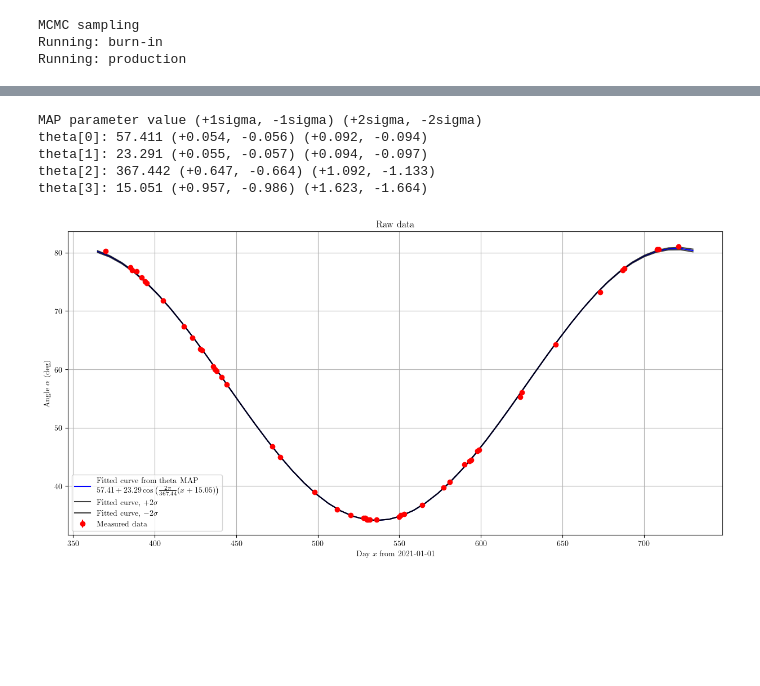
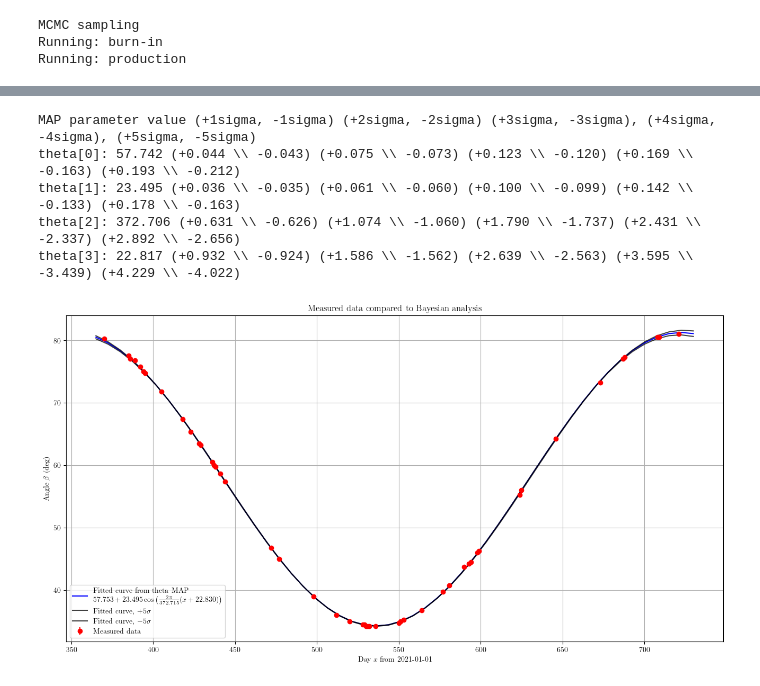
Before and after one commit to GottfridOlsson/Latitude-Measurements, a Jupyter notebook: bayesian_analysis.ipynb, the cells around one changed output, grey strips where cells are left out. Saved outputs shown, nothing was run; the diff lists cells and outputs as text; code cells hidden in the pictures; blank space fills up the shorter version.

```diff
--- a/bayesian_analysis.ipynb
+++ b/bayesian_analysis.ipynb
@@ -38,12 +38,14 @@ day = np.array(CSV[header[3]])
 measured_data = np.array(CSV[header[4]])
 sigma = np.array(CSV[header[5]]) #the uncertainty in the measurements is +-0.25 deg # TODO: perhaps can do this better or more rigorously=
 
+sigma = sigma / 2
+
 # Parameter values for prior
 theta_labels = ["$a$", "$b$", "$c$", "$d$"]
 a_min, a_max = 0, 90 # a \in [0, 90] for latitude (from the stars I can tell that I'm on the northen hemisphere)
 b_min, b_max = 0, 90 # b \in [0, 90] for the Earths axial tilt (could take 0, 180) but that would be equivalent with having the hemispheres shifted
 c_min, c_max = 350, 380 # c is number of days in a year
-d_min, d_max = -180, 180 # d is number of days in shift
+d_min, d_max = -190, 190 # d is number of days in shift
 
 c_mu, c_sigma = 365.25, 1.0 # c is number of days in a year
 d_mu, d_sigma = 11.0, 2.0 # d is number of days in shift
@@ -127,11 +129,11 @@ def run_MCMC(starting_position_walkers, number_of_walkers, number_of_dimensions,
 # Preparations to run MCMC #
 
 data = [day, measured_data, sigma]
-initial_theta = np.array([60, 25, 365, 0]) #initial parameter guess to help MCMC be faster
+initial_theta = np.array([57.7, 23.5, 365.25, 10]) #initial parameter guess to help MCMC be faster
 
-number_of_walkers = 20
-number_of_burn_in_steps = 1000
-number_of_production_steps = 5000
+number_of_walkers = 10
+number_of_burn_in_steps = 1500
+number_of_production_steps = 100000
 number_of_dimensions = len(initial_theta)
 MCMC_filename = f"MCMC_walkers{number_of_walkers}_burninsteps{number_of_burn_in_steps}_productionsteps{number_of_production_steps}"
 # Setup backend to save data to file
@@ -160,10 +162,13 @@ for i in range(number_of_dimensions):
     ax = axes[i]
     ax.plot(samples[:, :, i], "k", alpha=0.3)
     ax.set_xlim(0, len(samples))
-    ax.set_ylabel(theta_labels[i])
+    ax.set_ylabel(theta_labels[i], fontsize=14)
 
-axes[-1].set_xlabel("Step number")
+axes[-1].set_xlabel("Step number in MCMC", fontsize=14)
+for ax in fig.get_axes():
+    ax.tick_params(axis='both', labelsize=12)
 fig.savefig(f"MCMC figures/theta_vs_step_number_{reader_filename}.pdf")
 #tau = sampler.get_autocorr_time()
 #print(f"Autocorrelation time (steps): {tau}")
+# Styling
 # %% [output]
@@ -197,39 +203,56 @@ len(flat_samples) = 100000
 # %%
 # GET THETA THAT MAXIMIZES POSTERIOR PROBABILITY #
-theta_MAP, theta_MAP_plus_one_sigma, theta_MAP_minus_one_sigma, theta_MAP_plus_two_sigma, theta_MAP_minus_two_sigma = [], [], [], [], []
+theta_MAP, theta_MAP_plus_one_sigma, theta_MAP_minus_one_sigma, theta_MAP_plus_two_sigma, theta_MAP_minus_two_sigma, theta_MAP_plus_three_sigma, theta_MAP_minus_three_sigma, theta_MAP_plus_four_sigma, theta_MAP_minus_four_sigma, theta_MAP_plus_five_sigma, theta_MAP_minus_five_sigma = [], [], [], [], [], [], [], [], [], [], []
 
-print("MAP parameter value (+1sigma, -1sigma) (+2sigma, -2sigma)")
+print("MAP parameter value (+1sigma, -1sigma) (+2sigma, -2sigma) (+3sigma, -3sigma), (+4sigma, -4sigma), (+5sigma, -5sigma)")
 for i in range(number_of_dimensions):
     theta_MAP.append(np.percentile(flat_samples[:, i], [50]))
     theta_MAP_plus_one_sigma.append(np.percentile(flat_samples[:,i], [84]))
     theta_MAP_minus_one_sigma.append(np.percentile(flat_samples[:,i], [16]))
-    theta_MAP_plus_two_sigma.append(np.percentile(flat_samples[:,i], [95.45]))
-    theta_MAP_minus_two_sigma.append(np.percentile(flat_samples[:,i], [4.55]))
-    string = "theta[%.0d]: %.3f (+%.3f, -%.3f) (+%.3f, -%.3f)" % (i, theta_MAP[i], theta_MAP_plus_one_sigma[i]-theta_MAP[i], theta_MAP[i]-theta_MAP_minus_one_sigma[i], theta_MAP_plus_two_sigma[i]-theta_MAP[i], theta_MAP[i]-theta_MAP_minus_two_sigma[i])
+
+    theta_MAP_plus_two_sigma.append(np.percentile(flat_samples[:,i], [95.4499736]))
+    theta_MAP_minus_two_sigma.append(np.percentile(flat_samples[:,i], [100-95.4499736]))
+
+    theta_MAP_plus_three_sigma.append(np.percentile(flat_samples[:,i], [99.7300203]))
+    theta_MAP_minus_three_sigma.append(np.percentile(flat_samples[:,i], [100-99.7300203]))
+
+    theta_MAP_plus_four_sigma.append(np.percentile(flat_samples[:,i], [99.9936657]))
+    theta_MAP_minus_four_sigma.append(np.percentile(flat_samples[:,i], [100-99.9936657]))
+
+    theta_MAP_plus_five_sigma.append(np.percentile(flat_samples[:,i], [99.9999426696856]))
+    theta_MAP_minus_five_sigma.append(np.percentile(flat_samples[:,i], [100-99.9999426696856]))
+
+    string = "theta[%.0d]: %.3f (+%.3f \\\\ -%.3f) (+%.3f \\\\ -%.3f) (+%.3f \\\\ -%.3f) (+%.3f \\\\ -%.3f) (+%.3f \\\\ -%.3f)" % (i, theta_MAP[i], theta_MAP_plus_one_sigma[i]-theta_MAP[i], theta_MAP[i]-theta_MAP_minus_one_sigma[i], theta_MAP_plus_two_sigma[i]-theta_MAP[i], theta_MAP[i]-theta_MAP_minus_two_sigma[i], theta_MAP_plus_three_sigma[i]-theta_MAP[i], theta_MAP[i]-theta_MAP_minus_three_sigma[i], theta_MAP_plus_four_sigma[i]-theta_MAP[i], theta_MAP[i]-theta_MAP_minus_four_sigma[i], theta_MAP_plus_five_sigma[i]-theta_MAP[i], theta_MAP[i]-theta_MAP_minus_five_sigma[i])
     print(string)
 
 
+
+
+theta_MAP = [57.753, 23.495, 372.715, 22.830]
 days_linspace = np.linspace(365, 2*365)
 fitted_curve_theta_MAP = calculate_fitted_curve(theta_MAP, days_linspace)
 fitted_curve_theta_MAP_plus_one_sigma  = calculate_fitted_curve(theta_MAP_plus_one_sigma, days_linspace)
 fitted_curve_theta_MAP_minus_one_sigma = calculate_fitted_curve(theta_MAP_minus_one_sigma, days_linspace)
-fitted_curve_theta_MAP_plus_two_sigma  = calculate_fitted_curve(theta_MAP_plus_two_sigma, days_linspace)
-fitted_curve_theta_MAP_minus_two_sigma = calculate_fitted_curve(theta_MAP_minus_two_sigma, days_linspace)
+fitted_curve_theta_MAP_plus_five_sigma  = calculate_fitted_curve(theta_MAP_plus_five_sigma, days_linspace)
+fitted_curve_theta_MAP_minus_five_sigma = calculate_fitted_curve(theta_MAP_minus_five_sigma, days_linspace)
 
-fitted_curve_label = "Fitted curve from theta MAP\n$%.2f + %.2f\\cos\\left(\\frac{2\\pi}{%.2f}(x+%.2f)\\right)$" % (theta_MAP[0], theta_MAP[1], theta_MAP[2], theta_MAP[3])
-plt.title("Raw data")
+fitted_curve_label = "Fitted curve from theta MAP\n$%.3f + %.3f\\cos\\left(\\frac{2\\pi}{%.3f}(x+%.3f)\\right)$" % (theta_MAP[0], theta_MAP[1], theta_MAP[2], theta_MAP[3])
+plt.title("Measured data compared to Bayesian analysis")
 plt.errorbar(day, measured_data, yerr=sigma, color='r', marker='o', linestyle='', label='Measured data')
 plt.plot(days_linspace, fitted_curve_theta_MAP, color='b', label=fitted_curve_label)
-plt.plot(days_linspace, fitted_curve_theta_MAP_plus_two_sigma, color='k', alpha=0.75, label='Fitted curve, $+2\\sigma$')
-plt.plot(days_linspace, fitted_curve_theta_MAP_minus_two_sigma, color='k', alpha=0.75, label='Fitted curve, $-2\\sigma$')
+plt.plot(days_linspace, fitted_curve_theta_MAP_plus_five_sigma, color='k', alpha=0.75, label='Fitted curve, $+5\\sigma$')
+plt.plot(days_linspace, fitted_curve_theta_MAP_minus_five_sigma, color='k', alpha=0.75, label='Fitted curve, $-5\\sigma$')
 plt.xlabel("Day $x$ from 2021-01-01")
-plt.ylabel("Angle $\\alpha$ (deg)")
+plt.ylabel("Angle $\\beta$ (deg)")
 plt.legend()
 plt.grid()
+#plt.xlim(480, 600)
+#plt.ylim(30, 50)
+plt.savefig(f"MCMC figures/Measured_compared_bayesian_analysis_5sigma.pdf")
 # %% [output]
-MAP parameter value (+1sigma, -1sigma) (+2sigma, -2sigma)
-theta[0]: 57.411 (+0.054, -0.056) (+0.092, -0.094)
-theta[1]: 23.291 (+0.055, -0.057) (+0.094, -0.097)
-theta[2]: 367.442 (+0.647, -0.664) (+1.092, -1.133)
-theta[3]: 15.051 (+0.957, -0.986) (+1.623, -1.664)
+MAP parameter value (+1sigma, -1sigma) (+2sigma, -2sigma) (+3sigma, -3sigma), (+4sigma, -4sigma), (+5sigma, -5sigma)
+theta[0]: 57.742 (+0.044 \\ -0.043) (+0.075 \\ -0.073) (+0.123 \\ -0.120) (+0.169 \\ -0.163) (+0.193 \\ -0.212)
+theta[1]: 23.495 (+0.036 \\ -0.035) (+0.061 \\ -0.060) (+0.100 \\ -0.099) (+0.142 \\ -0.133) (+0.178 \\ -0.163)
+theta[2]: 372.706 (+0.631 \\ -0.626) (+1.074 \\ -1.060) (+1.790 \\ -1.737) (+2.431 \\ -2.337) (+2.892 \\ -2.656)
+theta[3]: 22.817 (+0.932 \\ -0.924) (+1.586 \\ -1.562) (+2.639 \\ -2.563) (+3.595 \\ -3.439) (+4.229 \\ -4.022)
-[figure, old version]
+[figure, new version]
```
Also changed, not shown: parts of 6 cells of this notebook, 22 other files.
